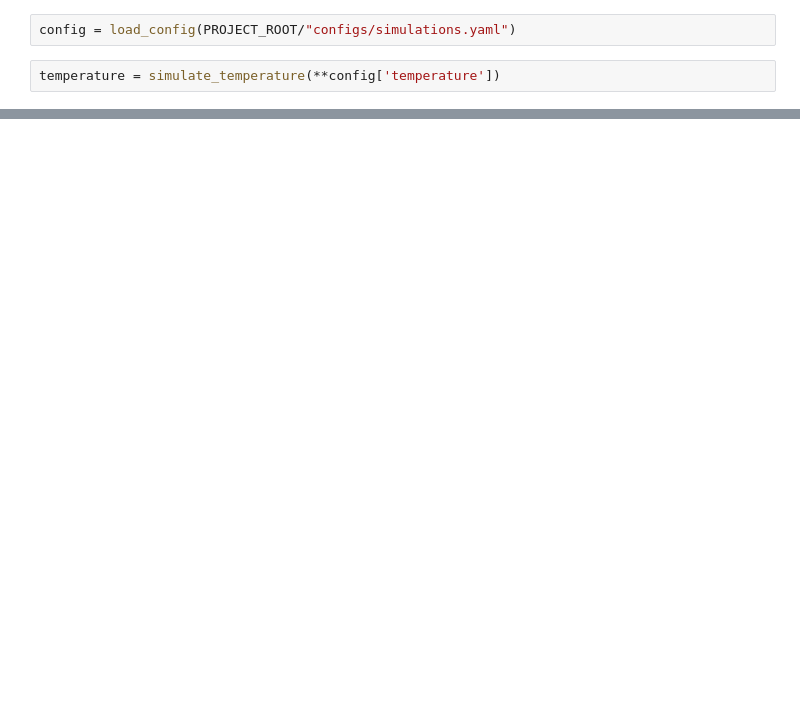
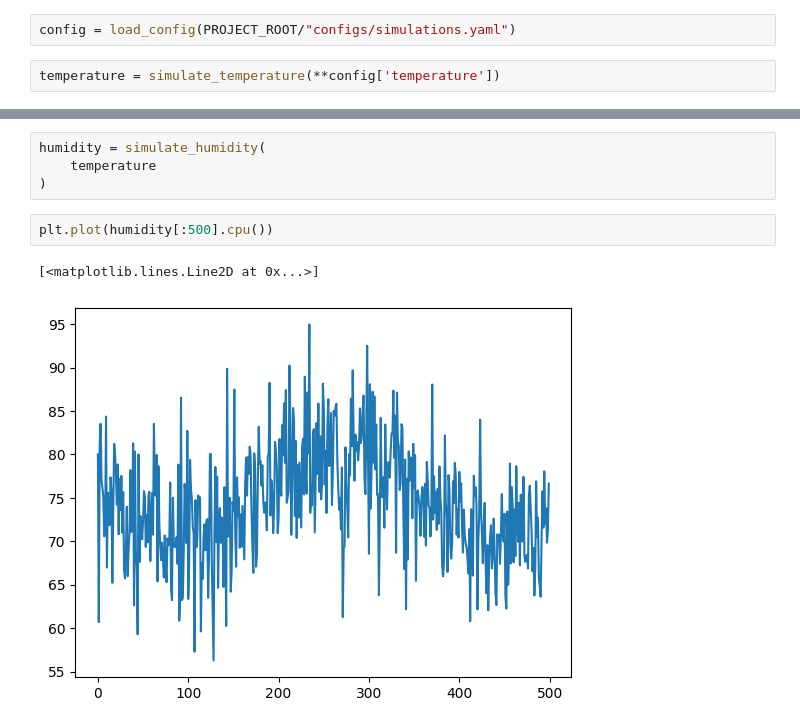
Before and after one commit to jeanlucgouthon/SimuLongevity-Synthetic-Environmental-Data-for-Deep-Learning-Based-Longevity-Modeling, a Jupyter notebook: notebooks/01_temperature.ipynb, the cells around one changed output, grey strips where cells are left out. Saved outputs shown, nothing was run; the diff lists cells and outputs as text; blank space fills up the shorter version.

```diff
--- a/notebooks/01_temperature.ipynb
+++ b/notebooks/01_temperature.ipynb
@@ -18,0 +21,9 @@ plt.plot(temperature[:500])
+# %%
+humidity = simulate_humidity(
+    temperature
+)
+# %%
+plt.plot(humidity[:500].cpu())
+# %% [output]
+[<matplotlib.lines.Line2D at 0x...>]
+[figure, added]
```
Also changed, not shown: parts of 2 cells of this notebook, 4 other files.
